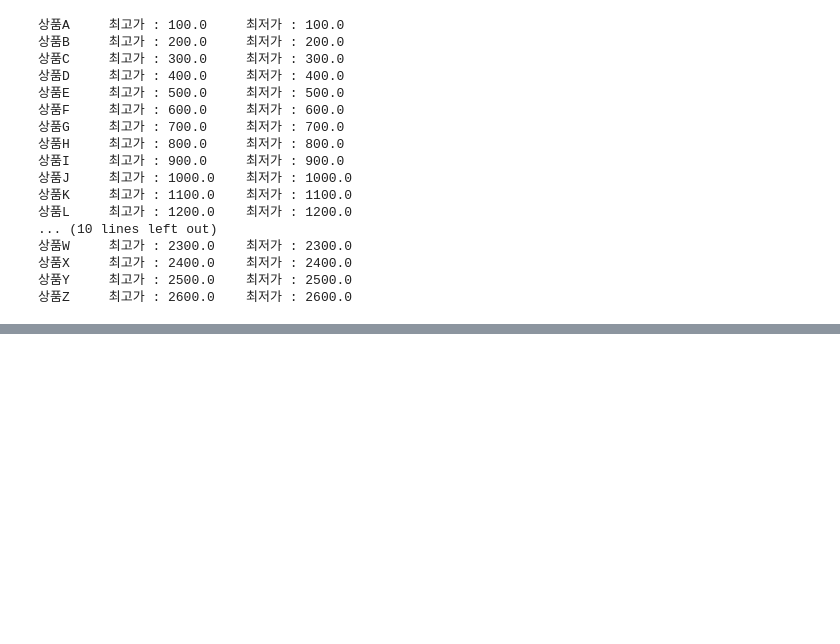
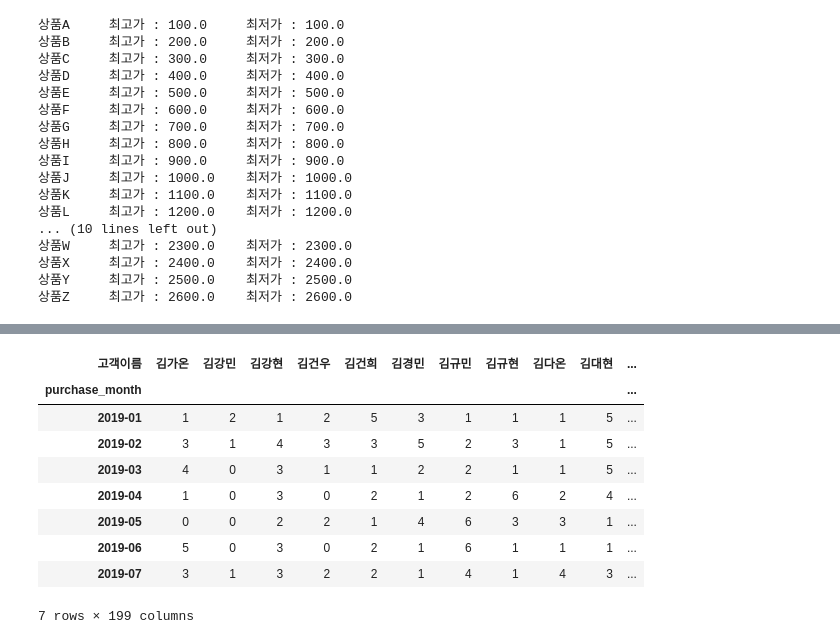
Before and after one commit to jsj267/Book-notes, a Jupyter notebook: 파이썬 데이터 분석 실무 테크닉 100/02.ipynb, the cells around one changed output, grey strips where cells are left out. Cells and saved outputs as stored; diff of their text form; code cells hidden in the pictures; blank space fills up the shorter version.

```diff
--- a/파이썬 데이터 분석 실무 테크닉 100/02.ipynb
+++ b/파이썬 데이터 분석 실무 테크닉 100/02.ipynb
@@ -191,0 +393,14 @@ for trg in list(uriage['item_name'].sort_values().unique()) :
+# %%
+byCustomer = import_data.pivot_table(index="purchase_month", columns="고객이름", aggfunc="size", fill_value=0)
+byCustomer
+# %% [output]
+| 고객이름 | 김가온 | 김강민 | 김강현 | 김건우 | 김건희 | 김경민 | 김규민 | 김규현 | 김다온 | 김대현 | ... |
+| purchase_month |  |  |  |  |  |  |  |  |  |  | ... |
+| 2019-01 | 1 | 2 | 1 | 2 | 5 | 3 | 1 | 1 | 1 | 5 | ... |
+| 2019-02 | 3 | 1 | 4 | 3 | 3 | 5 | 2 | 3 | 1 | 5 | ... |
+| 2019-03 | 4 | 0 | 3 | 1 | 1 | 2 | 2 | 1 | 1 | 5 | ... |
+| 2019-04 | 1 | 0 | 3 | 0 | 2 | 1 | 2 | 6 | 2 | 4 | ... |
+| 2019-05 | 0 | 0 | 2 | 2 | 1 | 4 | 6 | 3 | 3 | 1 | ... |
+| 2019-06 | 5 | 0 | 3 | 0 | 2 | 1 | 6 | 1 | 1 | 1 | ... |
+| 2019-07 | 3 | 1 | 3 | 2 | 2 | 1 | 4 | 1 | 4 | 3 | ... |
+7 rows × 199 columns
```
Also changed, not shown: parts of 25 cells of this notebook.
